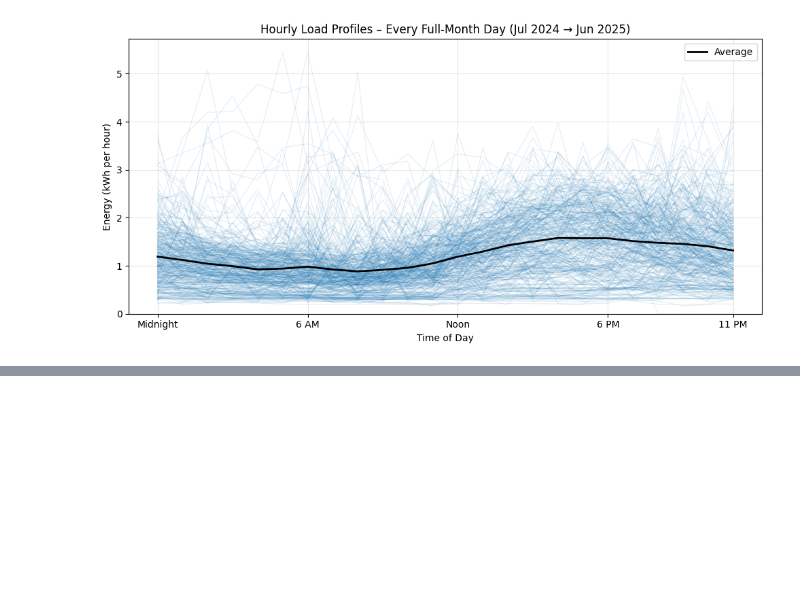
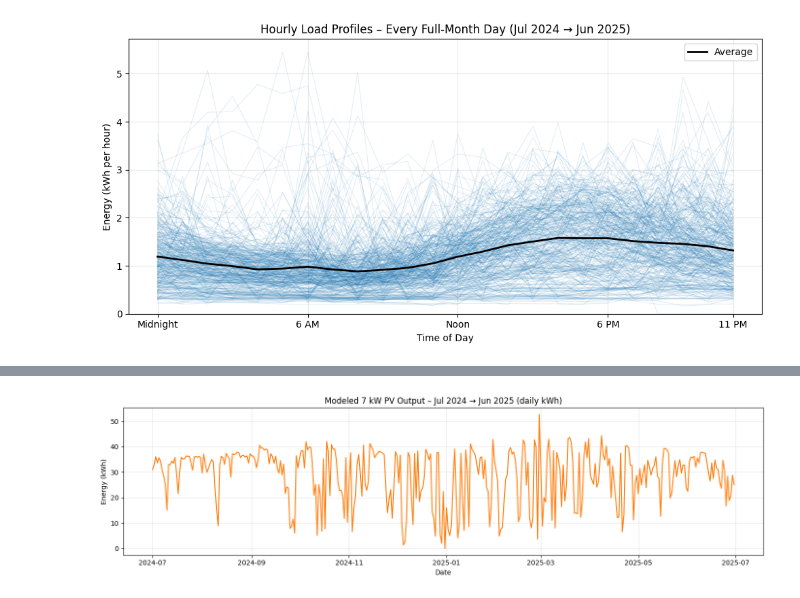
Before and after one commit to eGamez01/solar_system_simulator, a Jupyter notebook: main.ipynb, the cells around one changed output, grey strips where cells are left out. Drawn from its saved outputs; the diff is of its cells as text; code cells hidden in the pictures; blank space fills up the shorter version.

Commit message:
add supply estimates

```diff
--- a/main.ipynb
+++ b/main.ipynb
@@ -280,0 +334,64 @@ plt.show()
+# %%
+# ───────────────────────────────────────────────────────────────
+# NEW BLOCK  ▸  7 kW PV output – fixed unit conversion (W → kWh)
+# ───────────────────────────────────────────────────────────────
+import pandas as pd
+import requests
+import matplotlib.pyplot as plt
+
+NREL_API_KEY = get_nrel_key()
+
+pv_params = {
+    "api_key":        NREL_API_KEY,
+    "lat":            29.42,
+    "lon":           -98.49,
+    "timeframe":      "hourly",
+    "system_capacity": 7.0,   # kW-dc
+    "azimuth":        180,
+    "tilt":           30,
+    "module_type":    1,
+    "array_type":     1,
+    "losses":         14
+}
+
+resp = requests.get(
+    "https://developer.nrel.gov/api/pvwatts/v8.json",
+    params=pv_params,
+    timeout=30
+).json()
+
+if resp.get("errors"):
+    raise RuntimeError(resp["errors"])
+
+# ── convert W → kWh (kW · 1 h)
+ac_kwh_hourly = [w / 1000 for w in resp["outputs"]["ac"]]   # 8 760 values
+
+hours_8760 = pd.date_range("2024-01-01 00:00", periods=8760, freq="h")
+pv_hourly   = pd.DataFrame({"ac_kwh": ac_kwh_hourly}, index=hours_8760)
+
+# stitch Jul-Dec 2024 + Jan-Jun 2025
+pv_supply = pd.concat([
+    pv_hourly.loc["2024-07-01":"2024-12-31"],
+    pv_hourly.loc["2024-01-01":"2024-06-30"].rename(
+        index=lambda ts: ts + pd.DateOffset(years=1)
+    )
+]).sort_index()
+
+pv_daily = (
+    pv_supply
+    .resample("D")
+    .sum()
+    .rename(columns={"ac_kwh": "pv_kwh"})
+)
+
+# plot
+plt.figure(figsize=(14, 4))
+plt.plot(pv_daily.index, pv_daily["pv_kwh"], color="tab:orange")
+plt.title("Modeled 7 kW PV Output – Jul 2024 → Jun 2025 (daily kWh)")
+plt.xlabel("Date")
+plt.ylabel("Energy (kWh)")
+plt.grid(True, alpha=0.3)
+plt.tight_layout()
+plt.show()
+# %% [output]
+[figure, added]
```
Also changed, not shown: parts of 7 cells of this notebook.
